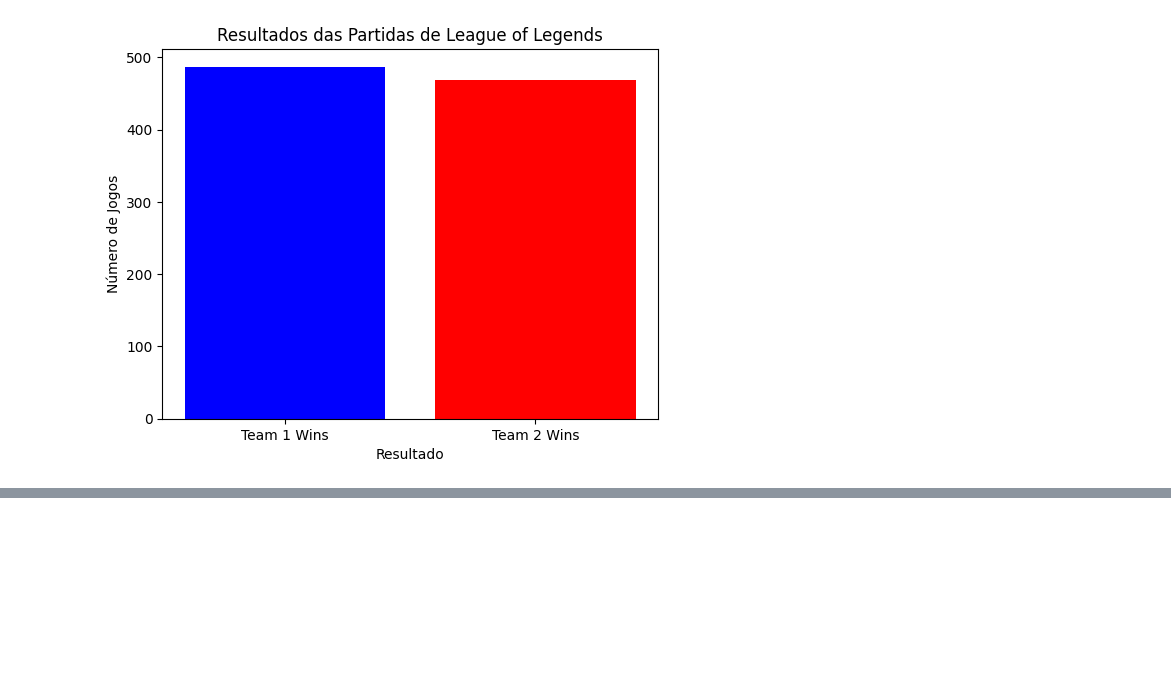
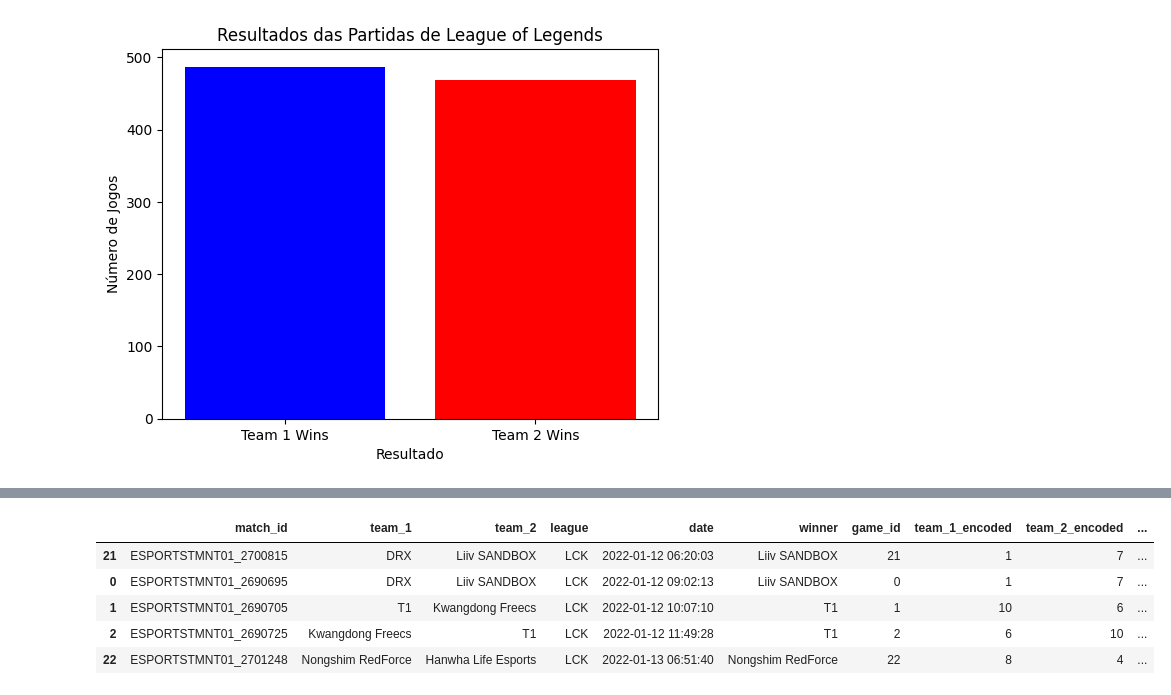
Before and after one commit to renan368/TCC-Renan-Oliveira, a Jupyter notebook: src/service/lck/LCK4.ipynb, the cells around one changed output, grey strips where cells are left out. Drawn from its saved outputs; the diff is of its cells as text; code cells hidden in the pictures; blank space fills up the shorter version.

Commit message:
feat: sort data by game dates to maintain chronological order

```diff
--- a/src/service/lck/LCK4.ipynb
+++ b/src/service/lck/LCK4.ipynb
@@ -49,3 +50,9 @@ Vitórias do time 1 (team_1): 487
 Vitórias do time 2 (team_2): 468
 Percentual de vitórias do lado azul: 50.99%
 [figure]
+# %%
+matches_df = pd.read_csv(file_path)
+# Ordenar os dados pelas datas dos jogos para manter a ordem cronológica
+# Pois temos informação temporal.
+matches_df = matches_df.sort_values(by='date')
+print(matches_df.head())
@@ -52,15 +73,26 @@ Percentual de vitórias do lado azul: 50.99%
 # %%
-matches_df = pd.read_csv(file_path)
 # Encode team names and league
 le_team = LabelEncoder()
 le_league = LabelEncoder()
 
+matches_df['game_id'] = matches_df.index
 matches_df['team_1_encoded'] = le_team.fit_transform(matches_df['team_1'])
 matches_df['team_2_encoded'] = le_team.fit_transform(matches_df['team_2'])
 matches_df['league_encoded'] = le_league.fit_transform(matches_df['league'])
+matches_df['result_encoded'] = (matches_df['winner'] == matches_df['team_1']).astype(int)
 
-# Features: team names and league
+# Variáveis que serão usadas para treinar o modelo
+# Features: (team names 1: team names 2 : league)
 X = matches_df[['team_1_encoded', 'team_2_encoded', 'league_encoded']]
 
-# Target: winner (encoded as 0 or 1 based on whether team_1 is the winner)
-y = (matches_df['winner'] == matches_df['team_1']).astype(int)
+# Target: vencedor (codificado como 0 ou 1 com base em se o time_1 é o vencedor)
+y = matches_df['result_encoded']
+
+display(matches_df.head())
+# %% [output]
+|  | match_id | team_1 | team_2 | league | date | winner | game_id | team_1_encoded | team_2_encoded | ... |
+| 21 | ESPORTSTMNT01_2700815 | DRX | Liiv SANDBOX | LCK | 2022-01-12 06:20:03 | Liiv SANDBOX | 21 | 1 | 7 | ... |
+| 0 | ESPORTSTMNT01_2690695 | DRX | Liiv SANDBOX | LCK | 2022-01-12 09:02:13 | Liiv SANDBOX | 0 | 1 | 7 | ... |
+| 1 | ESPORTSTMNT01_2690705 | T1 | Kwangdong Freecs | LCK | 2022-01-12 10:07:10 | T1 | 1 | 10 | 6 | ... |
+| 2 | ESPORTSTMNT01_2690725 | Kwangdong Freecs | T1 | LCK | 2022-01-12 11:49:28 | T1 | 2 | 6 | 10 | ... |
+| 22 | ESPORTSTMNT01_2701248 | Nongshim RedForce | Hanwha Life Esports | LCK | 2022-01-13 06:51:40 | Nongshim RedForce | 22 | 8 | 4 | ... |
```
Also changed, not shown: parts of 9 cells of this notebook, 7 other files.
